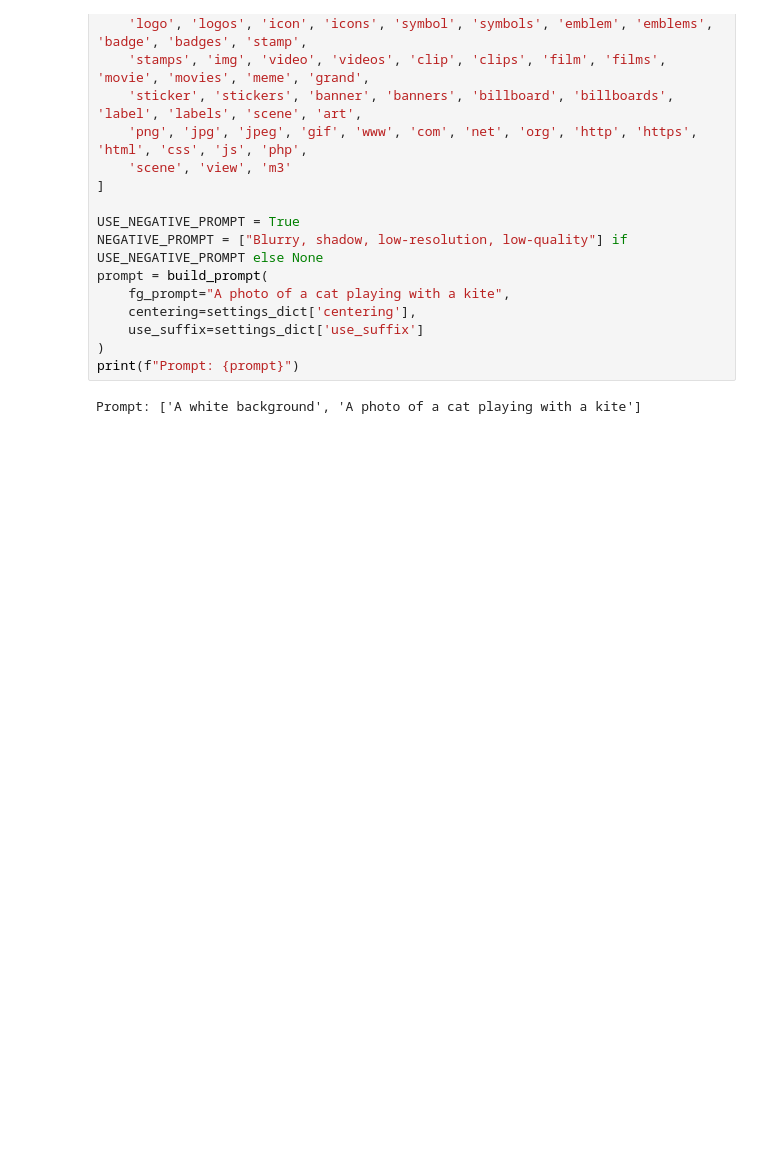
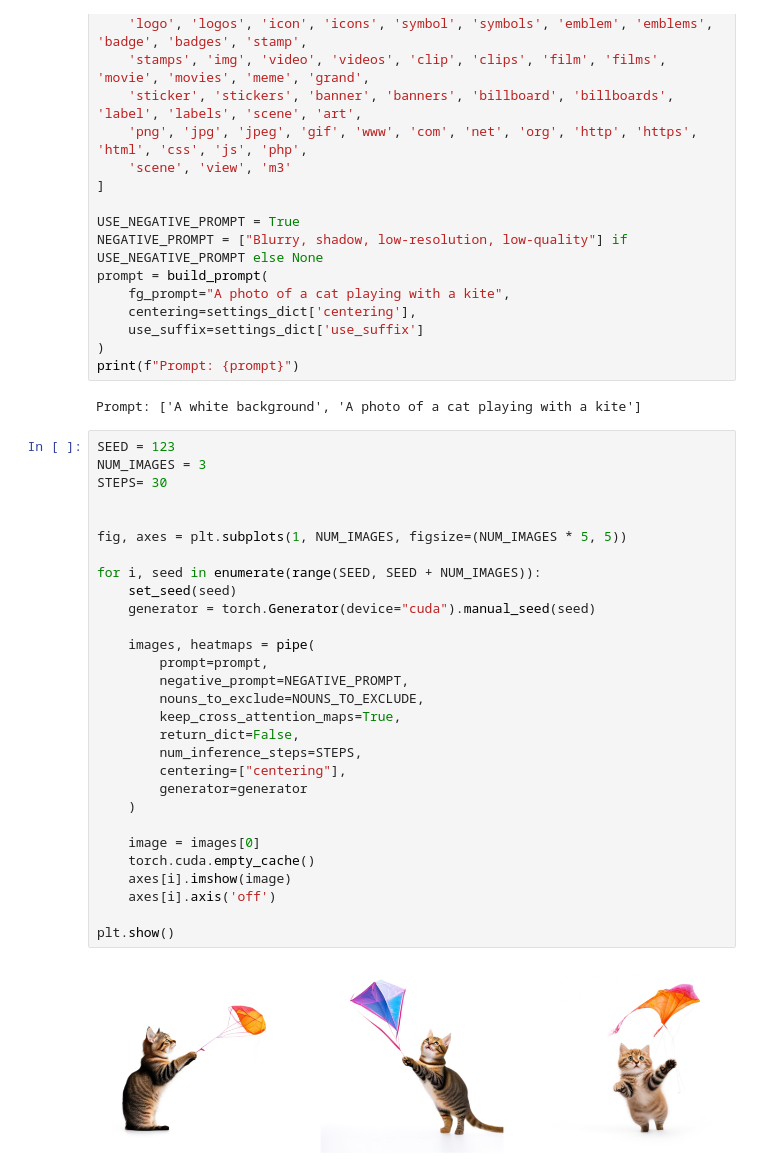
Before and after one commit to vmirly/GenAI-Hub, a Jupyter notebook: Alfie/alfie_inference.ipynb, the cells around one changed output. Drawn from its saved outputs; the diff is of its cells as text; blank space fills up the shorter version.

Commit message:
Alfie: run inference

```diff
--- a/Alfie/alfie_inference.ipynb
+++ b/Alfie/alfie_inference.ipynb
@@ -123,3 +123,34 @@ prompt = build_prompt(
 print(f"Prompt: {prompt}")
 # %% [output]
 Prompt: ['A white background', 'A photo of a cat playing with a kite']
+# %%
+SEED = 123
+NUM_IMAGES = 3
+STEPS= 30
+
+
+fig, axes = plt.subplots(1, NUM_IMAGES, figsize=(NUM_IMAGES * 5, 5))
+
+for i, seed in enumerate(range(SEED, SEED + NUM_IMAGES)):
+    set_seed(seed)
+    generator = torch.Generator(device="cuda").manual_seed(seed)
+
+    images, heatmaps = pipe(
+        prompt=prompt,
+        negative_prompt=NEGATIVE_PROMPT,
+        nouns_to_exclude=NOUNS_TO_EXCLUDE,
+        keep_cross_attention_maps=True,
+        return_dict=False,
+        num_inference_steps=STEPS,
+        centering=["centering"],
+        generator=generator
+    )
+
+    image = images[0]
+    torch.cuda.empty_cache()
+    axes[i].imshow(image)
+    axes[i].axis('off')
+
+plt.show()
+# %% [output]
+[figure, added]
```
